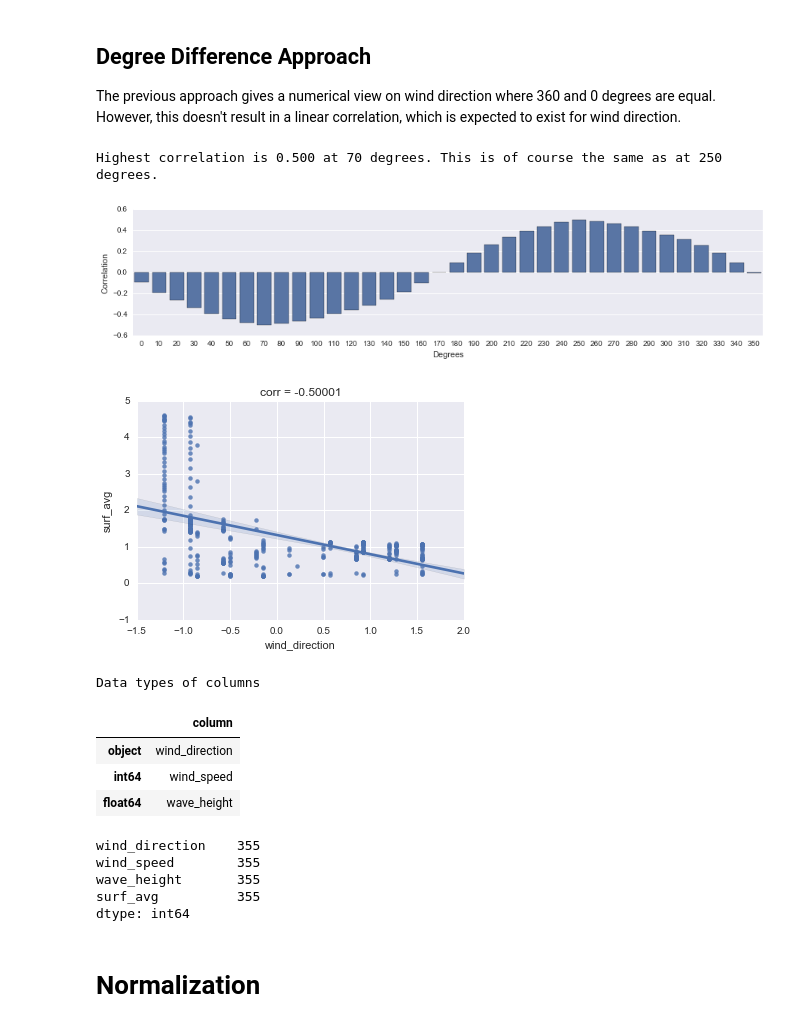
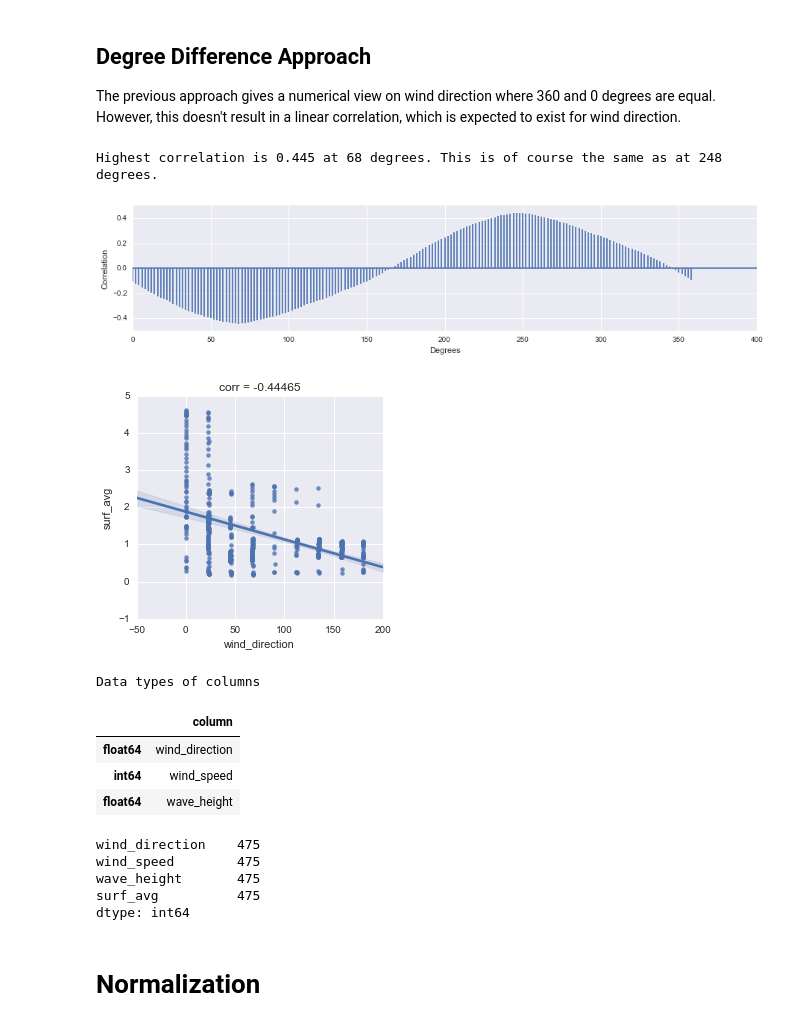
Before and after one commit to felix-last/wave-forecast, a Jupyter notebook: wave-forecast-prepare-data.ipynb, the cells around one changed output. Drawn from its saved outputs; the diff is of its cells as text; code cells hidden in the pictures.

```diff
--- a/wave-forecast-prepare-data.ipynb
+++ b/wave-forecast-prepare-data.ipynb
@@ -76,7 +76,8 @@ def plot_datetime_series(series, title = '', xlabel='Time', ylabel='Average Wave
 def plot_scatter_correlation(df, target):
     ncols = 3
     nrows = math.ceil(len(df.columns)/ncols)
-    fig, axes = plt.subplots(nrows=nrows, ncols=ncols, sharex=False, sharey=True, figsize=(default_fig_width,4*nrows))
+    fig, axes = plt.subplots(nrows=nrows, ncols=ncols, sharex=True, sharey=True, figsize=(default_fig_width,4*nrows))
+    #plt.tight_layout()
     for i,variable in enumerate(df.columns):
         row = math.floor(i / nrows)
         col = i % 3
@@ -96,7 +97,6 @@ def plot_scatter_correlation(df, target):
         else:
             axis = axes[-i]
         fig.delaxes(axis)
-    plt.tight_layout()
 
 def normalize(df_in):
     with warnings.catch_warnings():
@@ -226,60 +226,61 @@ The previous approach gives a numerical view on wind direction where 360 and 0 d
 def compass_to_degrees(s_in):
     return s_in.apply(lambda dir: (360 / len(compass_directions)) * compass_directions.index(dir))
 #degrees_base = compass_to_degrees(df_explanatory['wind_direction'])
-degree_corr = pd.Series(index=range(0,360,10))
+degree_corr = pd.Series(index=range(0,360,2))
 def compute_degree_diff(s_in, i):
     degrees_base = compass_to_degrees(s_in)
     diff = abs(degrees_base - i) % 360
     def under_180(alpha):
         if(alpha > 180):
             return 360 - alpha
         else:
             return alpha
     return diff.apply(under_180)
 for i in degree_corr.index:
     degree_corr[i] = compute_degree_diff(df_explanatory['wind_direction'], i).corr(s_target)
 
-fig, ax = plt.subplots(figsize=(default_fig_width,3))
-sns.barplot(
+fig, ax = plt.subplots(figsize=(math.floor(default_fig_width),3))
+ax.vlines(
     x=degree_corr.index,
-    y=degree_corr.values,
-    color=sns.color_palette()[0],
-    ax=ax
+    ymin=0,
+    ymax=degree_corr.values,
+    color=sns.color_palette()[0]
 )
+ax.axhline(color=sns.color_palette()[0])
 ax.set_xlabel('Degrees')
 ax.set_ylabel('Correlation')
 max_corr = degree_corr.max()
 max_corr_at = degree_corr[abs(degree_corr) == max_corr].index[0]
 print('Highest correlation is {:.3f}'.format(max_corr) ,'at', max_corr_at, 'degrees. This is of course the same as at', max_corr_at+180, 'degrees.')
 df_transformed = df_explanatory.copy()
 def transform_wind_direction(df_in):
     df_out = df_in.copy()
     df_out['wind_direction'] = compute_degree_diff(df_out['wind_direction'], max_corr_at)
     return df_out
 df_transformed = transform_wind_direction(df_explanatory)
-plot_scatter_correlation(normalize(df_transformed[['wind_direction']]), s_target)
+plot_scatter_correlation(df_transformed[['wind_direction']], s_target)
 #ax.set_xticklabels(degree_corr.index[::2])
 # %% [output]
-Highest correlation is 0.500 at 70 degrees. This is of course the same as at 250 degrees.
+Highest correlation is 0.445 at 68 degrees. This is of course the same as at 248 degrees.
-[figure, old version]
+[figure, new version]
-[figure, old version]
+[figure, new version]
 # %%
 print('Data types of columns')
-pd.DataFrame({'column':df_explanatory.columns},[str(df_explanatory[column].dtype) for column in df_explanatory.columns])
+pd.DataFrame({'column':df_transformed.columns},[str(df_transformed[column].dtype) for column in df_transformed.columns])
 # %% [output]
 Data types of columns
 |  | column |
-| object | wind_direction |
+| float64 | wind_direction |
 | int64 | wind_speed |
 | float64 | wave_height |
 # %%
 df_train = pd.merge(df_transformed, pd.DataFrame(s_target), left_index=True, right_index=True).dropna()
 df_train.count()
 # %% [output]
-wind_direction    355
-wind_speed        355
-wave_height       355
-surf_avg          355
+wind_direction    475
+wind_speed        475
+wave_height       475
+surf_avg          475
 dtype: int64
 # %% [markdown]
 # Normalization
```
Also changed, not shown: parts of 20 cells of this notebook.
